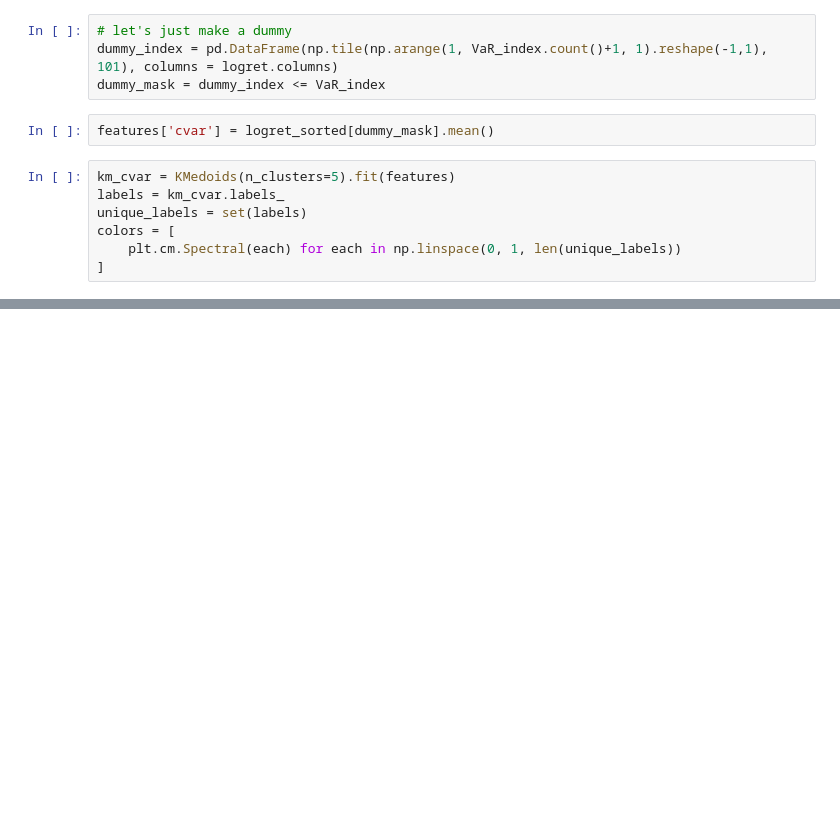
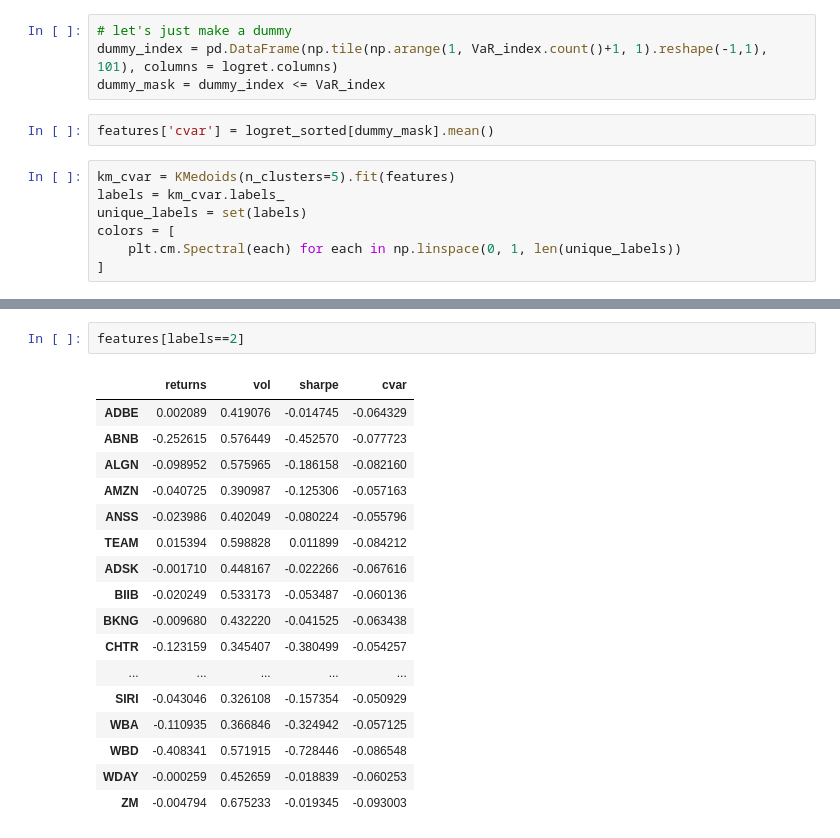
Before and after one commit to stevenkxu/Quant_Exploratory_Projects, a Jupyter notebook: KMediod.ipynb, the cells around one changed output, grey strips where cells are left out. Saved outputs shown, nothing was run; the diff lists cells and outputs as text; blank space fills up the shorter version.

```diff
--- a/KMediod.ipynb
+++ b/KMediod.ipynb
@@ -186,0 +209,20 @@ IndexError: single positional indexer is out-of-bounds
+# %%
+features[labels==2]
+# %% [output]
+|  | returns | vol | sharpe | cvar |
+| ADBE | 0.002089 | 0.419076 | -0.014745 | -0.064329 |
+| ABNB | -0.252615 | 0.576449 | -0.452570 | -0.077723 |
+| ALGN | -0.098952 | 0.575965 | -0.186158 | -0.082160 |
+| AMZN | -0.040725 | 0.390987 | -0.125306 | -0.057163 |
+| ANSS | -0.023986 | 0.402049 | -0.080224 | -0.055796 |
+| TEAM | 0.015394 | 0.598828 | 0.011899 | -0.084212 |
+| ADSK | -0.001710 | 0.448167 | -0.022266 | -0.067616 |
+| BIIB | -0.020249 | 0.533173 | -0.053487 | -0.060136 |
+| BKNG | -0.009680 | 0.432220 | -0.041525 | -0.063438 |
+| CHTR | -0.123159 | 0.345407 | -0.380499 | -0.054257 |
+| ... | ... | ... | ... | ... |
+| SIRI | -0.043046 | 0.326108 | -0.157354 | -0.050929 |
+| WBA | -0.110935 | 0.366846 | -0.324942 | -0.057125 |
+| WBD | -0.408341 | 0.571915 | -0.728446 | -0.086548 |
+| WDAY | -0.000259 | 0.452659 | -0.018839 | -0.060253 |
+| ZM | -0.004794 | 0.675233 | -0.019345 | -0.093003 |
```
Also changed, not shown: parts of 2 cells of this notebook, 1 other file.
